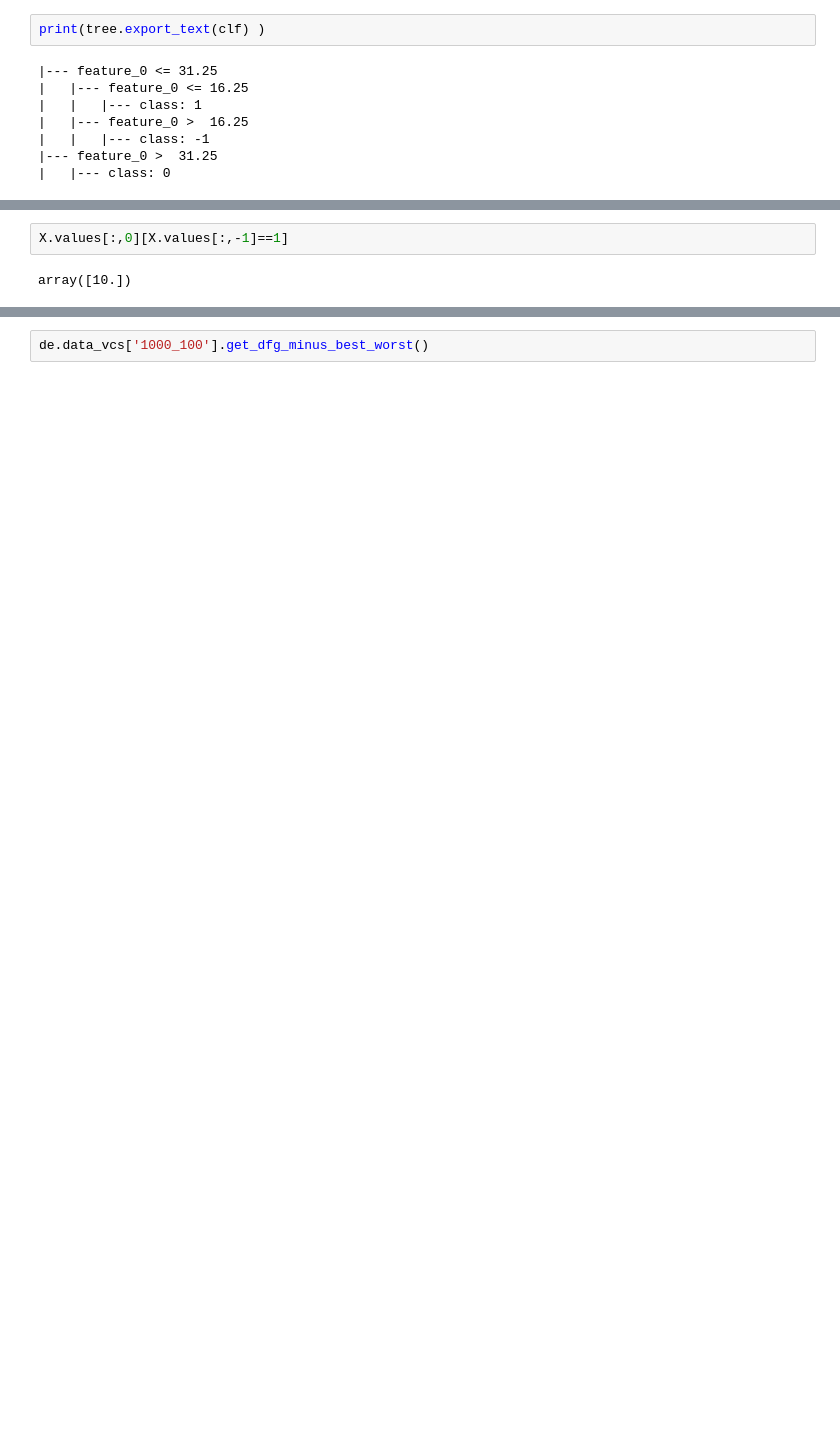
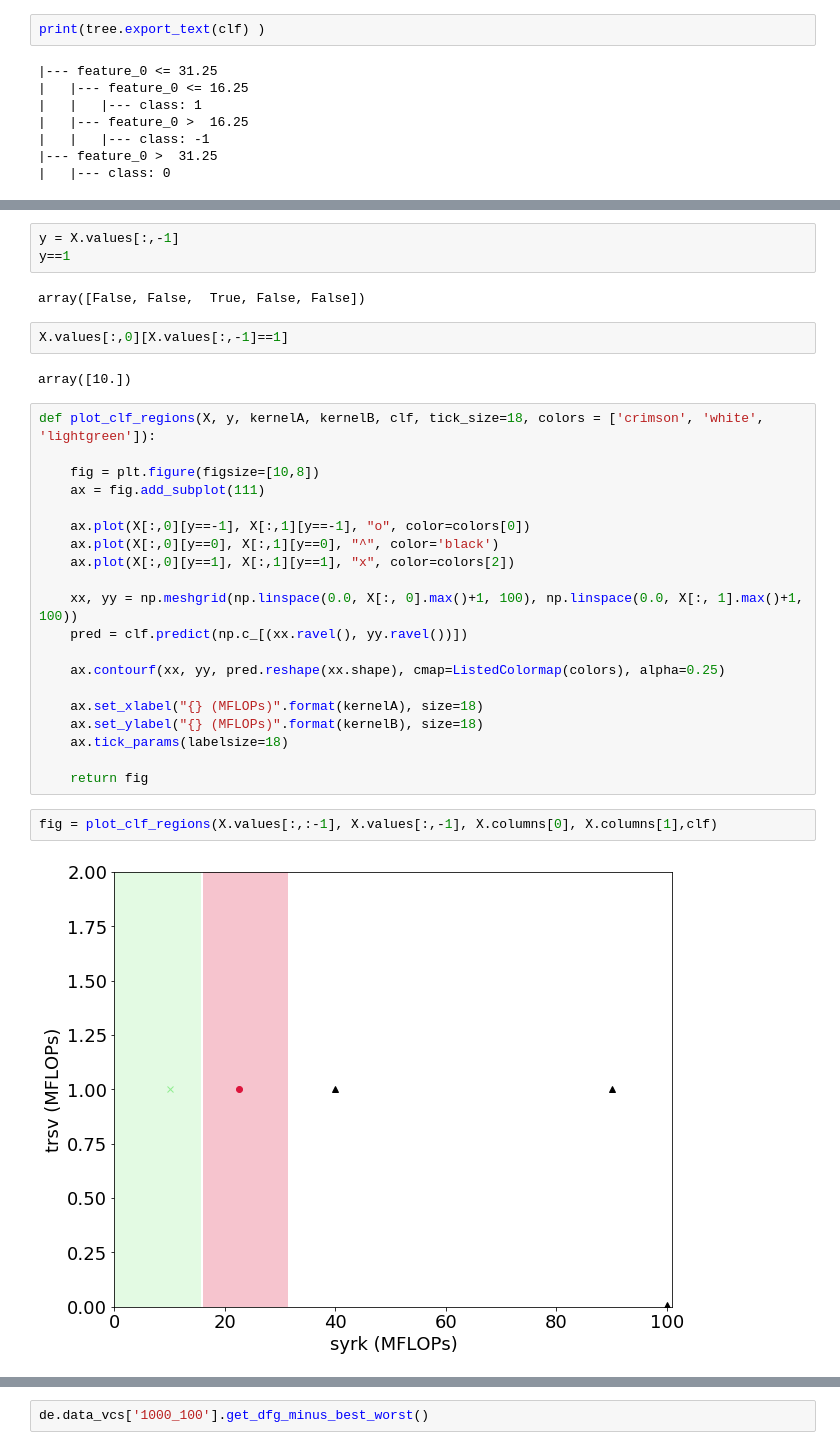
Before and after one commit to as641651/va4algs, a Jupyter notebook: examples/functions_data_analyzer.ipynb, the cells around one changed output, grey strips where cells are left out. Cells and saved outputs as stored; diff of their text form; blank space fills up the shorter version.

```diff
--- a/examples/functions_data_analyzer.ipynb
+++ b/examples/functions_data_analyzer.ipynb
@@ -249,7 +256,36 @@ graph = graphviz.Source(dot_data, format="png")
 graph
 # %% [output]
 [drawing not drawn]
+# %%
+y = X.values[:,-1]
+y==1
+# %% [output]
+array([False, False,  True, False, False])
 # %%
 X.values[:,0][X.values[:,-1]==1]
 # %% [output]
 array([10.])
+# %%
+def plot_clf_regions(X, y, kernelA, kernelB, clf, tick_size=18, colors = ['crimson', 'white', 'lightgreen']):
+
+    fig = plt.figure(figsize=[10,8])
+    ax = fig.add_subplot(111)
+
+    ax.plot(X[:,0][y==-1], X[:,1][y==-1], "o", color=colors[0])
+    ax.plot(X[:,0][y==0], X[:,1][y==0], "^", color='black')
+    ax.plot(X[:,0][y==1], X[:,1][y==1], "x", color=colors[2])
+
+    xx, yy = np.meshgrid(np.linspace(0.0, X[:, 0].max()+1, 100), np.linspace(0.0, X[:, 1].max()+1, 100))
+    pred = clf.predict(np.c_[(xx.ravel(), yy.ravel())])
+
+    ax.contourf(xx, yy, pred.reshape(xx.shape), cmap=ListedColormap(colors), alpha=0.25)
+
+    ax.set_xlabel("{} (MFLOPs)".format(kernelA), size=18)
+    ax.set_ylabel("{} (MFLOPs)".format(kernelB), size=18)
+    ax.tick_params(labelsize=18)
+
+    return fig
+# %%
+fig = plot_clf_regions(X.values[:,:-1], X.values[:,-1], X.columns[0], X.columns[1],clf)
+# %% [output]
+[figure, added]
```
Also changed, not shown: parts of 20 cells of this notebook, 2 other files.
